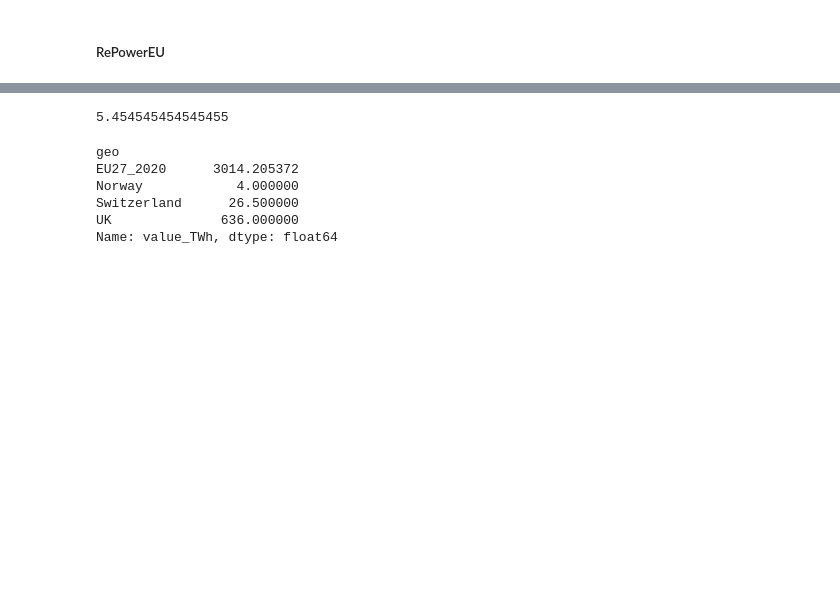
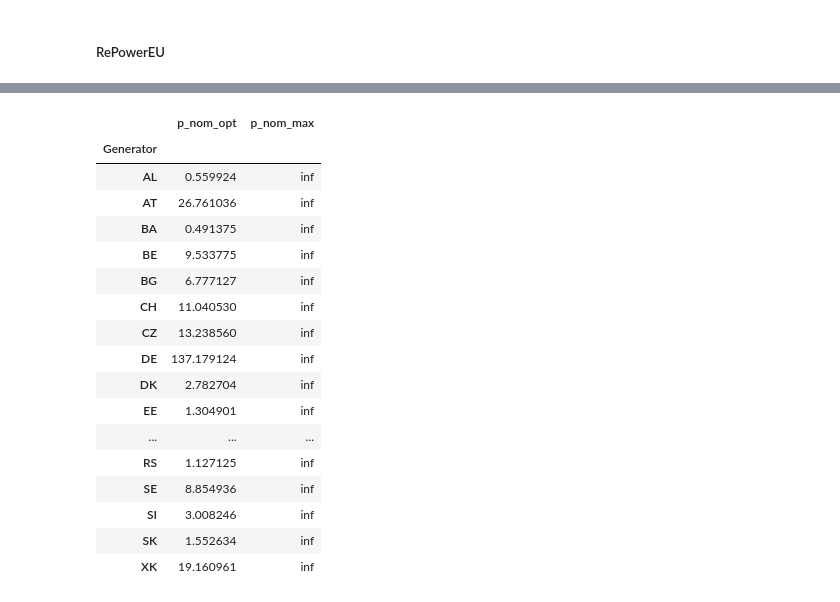
Before and after one commit to LukasFrankenQ/resilient-pypsa-eur, a Jupyter notebook: notebooks/get_repowereu_overview.ipynb, the cells around one changed output, grey strips where cells are left out. Drawn from its saved outputs; the diff is of its cells as text; code cells hidden in the pictures; blank space fills up the shorter version.

```diff
--- a/notebooks/get_repowereu_overview.ipynb
+++ b/notebooks/get_repowereu_overview.ipynb
@@ -669,13 +757,25 @@ plt.show()
+# %%
+n = n_projected_2030.copy()
 # %%
--5 / (1/12 - 1)
+wind = n.generators.index[n.generators.carrier.str.contains('solar')]
+ss = n.generators.loc[wind, ['p_nom_opt', 'p_nom_max']].mul(1e-3)
+ss.groupby(ss.index.str[:2]).sum()
 # %% [output]
-5.454545454545455
+|  | p_nom_opt | p_nom_max |
+| Generator |  |  |
+| AL | 0.559924 | inf |
+| AT | 26.761036 | inf |
+| BA | 0.491375 | inf |
+| BE | 9.533775 | inf |
+| BG | 6.777127 | inf |
+| CH | 11.040530 | inf |
+| CZ | 13.238560 | inf |
+| DE | 137.179124 | inf |
+| DK | 2.782704 | inf |
+| EE | 1.304901 | inf |
+| ... | ... | ... |
+| RS | 1.127125 | inf |
+| SE | 8.854936 | inf |
+| SI | 3.008246 | inf |
+| SK | 1.552634 | inf |
+| XK | 19.160961 | inf |
-# %%
-by_country
-# %% [output]
-geo
-EU27_2020      3014.205372
-Norway            4.000000
-Switzerland      26.500000
-UK              636.000000
-Name: value_TWh, dtype: float64
```
Also changed, not shown: parts of 5 cells of this notebook, 4 other files.
